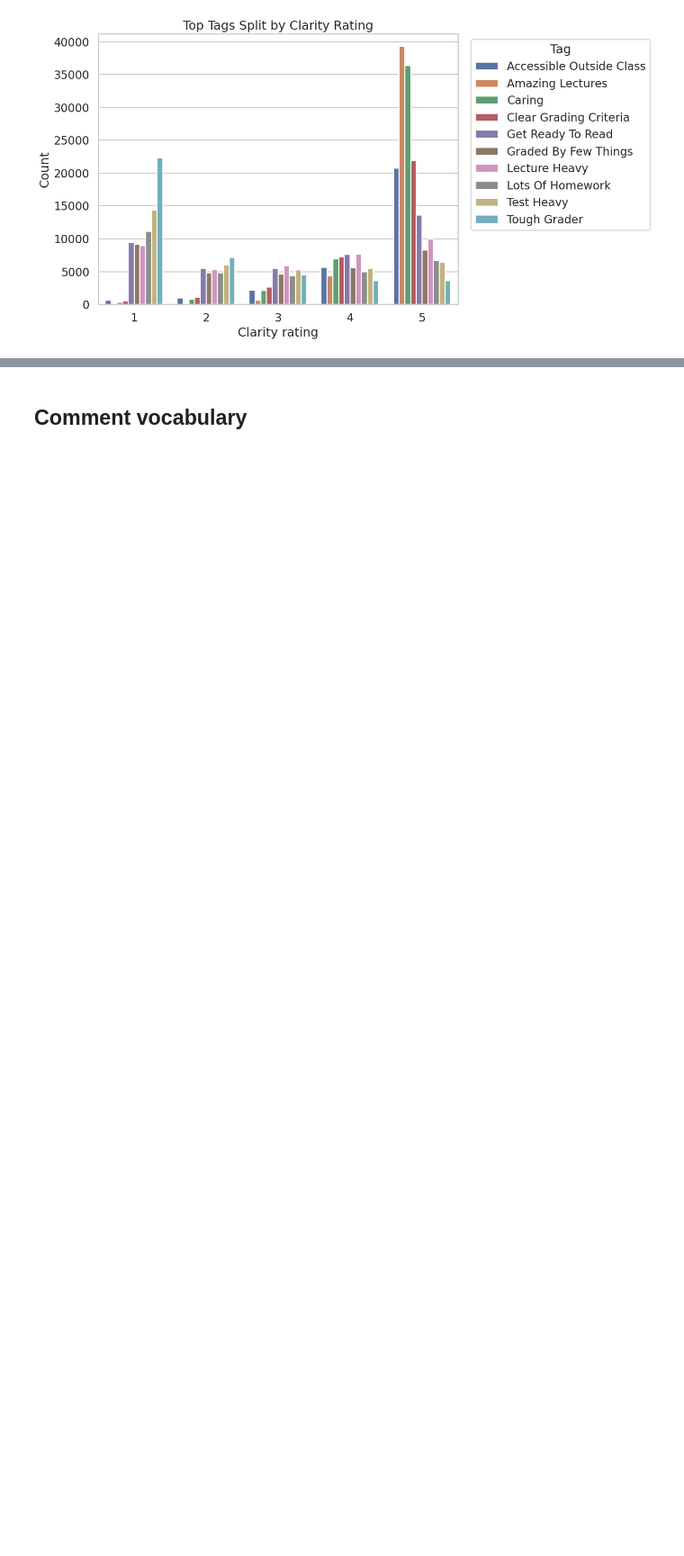
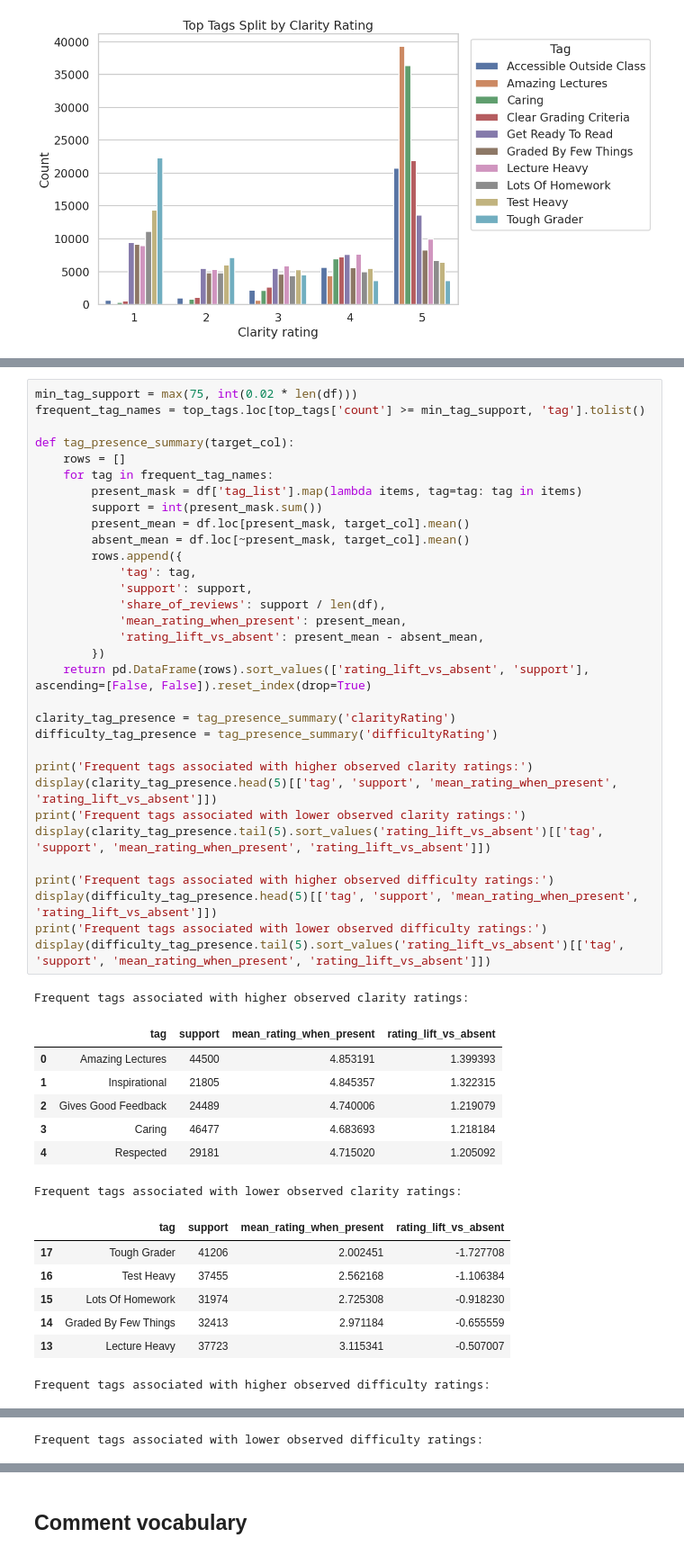
Before and after one commit to Leofuku00/PIC16b-project, a Jupyter notebook: raw_data_analysis.ipynb, the cells around one changed output, grey strips where cells are left out. Shown at 90% size. Cells and saved outputs as stored; diff of their text form; blank space fills up the shorter version.

Commit message:
helper functions for clarity

```diff
--- a/raw_data_analysis.ipynb
+++ b/raw_data_analysis.ipynb
@@ -181,0 +207,48 @@ plt.tight_layout()
+# %%
+min_tag_support = max(75, int(0.02 * len(df)))
+frequent_tag_names = top_tags.loc[top_tags['count'] >= min_tag_support, 'tag'].tolist()
+
+def tag_presence_summary(target_col):
+    rows = []
+    for tag in frequent_tag_names:
+        present_mask = df['tag_list'].map(lambda items, tag=tag: tag in items)
+        support = int(present_mask.sum())
+        present_mean = df.loc[present_mask, target_col].mean()
+        absent_mean = df.loc[~present_mask, target_col].mean()
+        rows.append({
+            'tag': tag,
+            'support': support,
+            'share_of_reviews': support / len(df),
+            'mean_rating_when_present': present_mean,
+            'rating_lift_vs_absent': present_mean - absent_mean,
+        })
+    return pd.DataFrame(rows).sort_values(['rating_lift_vs_absent', 'support'], ascending=[False, False]).reset_index(drop=True)
+
+clarity_tag_presence = tag_presence_summary('clarityRating')
+difficulty_tag_presence = tag_presence_summary('difficultyRating')
+
+print('Frequent tags associated with higher observed clarity ratings:')
+display(clarity_tag_presence.head(5)[['tag', 'support', 'mean_rating_when_present', 'rating_lift_vs_absent']])
+print('Frequent tags associated with lower observed clarity ratings:')
+display(clarity_tag_presence.tail(5).sort_values('rating_lift_vs_absent')[['tag', 'support', 'mean_rating_when_present', 'rating_lift_vs_absent']])
+
+print('Frequent tags associated with higher observed difficulty ratings:')
+display(difficulty_tag_presence.head(5)[['tag', 'support', 'mean_rating_when_present', 'rating_lift_vs_absent']])
+print('Frequent tags associated with lower observed difficulty ratings:')
+display(difficulty_tag_presence.tail(5).sort_values('rating_lift_vs_absent')[['tag', 'support', 'mean_rating_when_present', 'rating_lift_vs_absent']])
+# %% [output]
+Frequent tags associated with higher observed clarity ratings:
+|  | tag | support | mean_rating_when_present | rating_lift_vs_absent |
+| 0 | Amazing Lectures | 44500 | 4.853191 | 1.399393 |
+| 1 | Inspirational | 21805 | 4.845357 | 1.322315 |
+| 2 | Gives Good Feedback | 24489 | 4.740006 | 1.219079 |
+| 3 | Caring | 46477 | 4.683693 | 1.218184 |
+| 4 | Respected | 29181 | 4.715020 | 1.205092 |
+Frequent tags associated with lower observed clarity ratings:
+|  | tag | support | mean_rating_when_present | rating_lift_vs_absent |
+| 17 | Tough Grader | 41206 | 2.002451 | -1.727708 |
+| 16 | Test Heavy | 37455 | 2.562168 | -1.106384 |
+| 15 | Lots Of Homework | 31974 | 2.725308 | -0.918230 |
+| 14 | Graded By Few Things | 32413 | 2.971184 | -0.655559 |
+| 13 | Lecture Heavy | 37723 | 3.115341 | -0.507007 |
+Frequent tags associated with higher observed difficulty ratings:
@@ -181,0 +261 @@ plt.tight_layout()
+Frequent tags associated with lower observed difficulty ratings:
```
Also changed, not shown: parts of 7 cells of this notebook, 1 other file.
